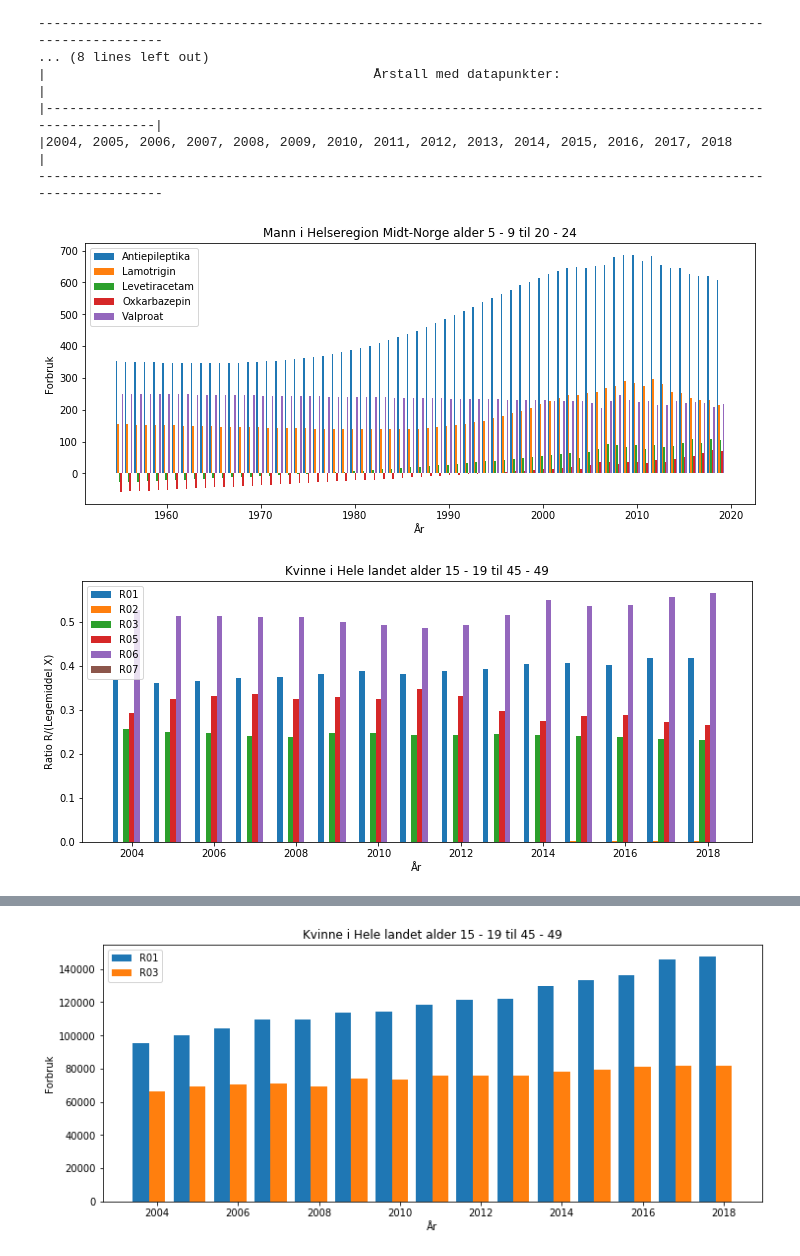
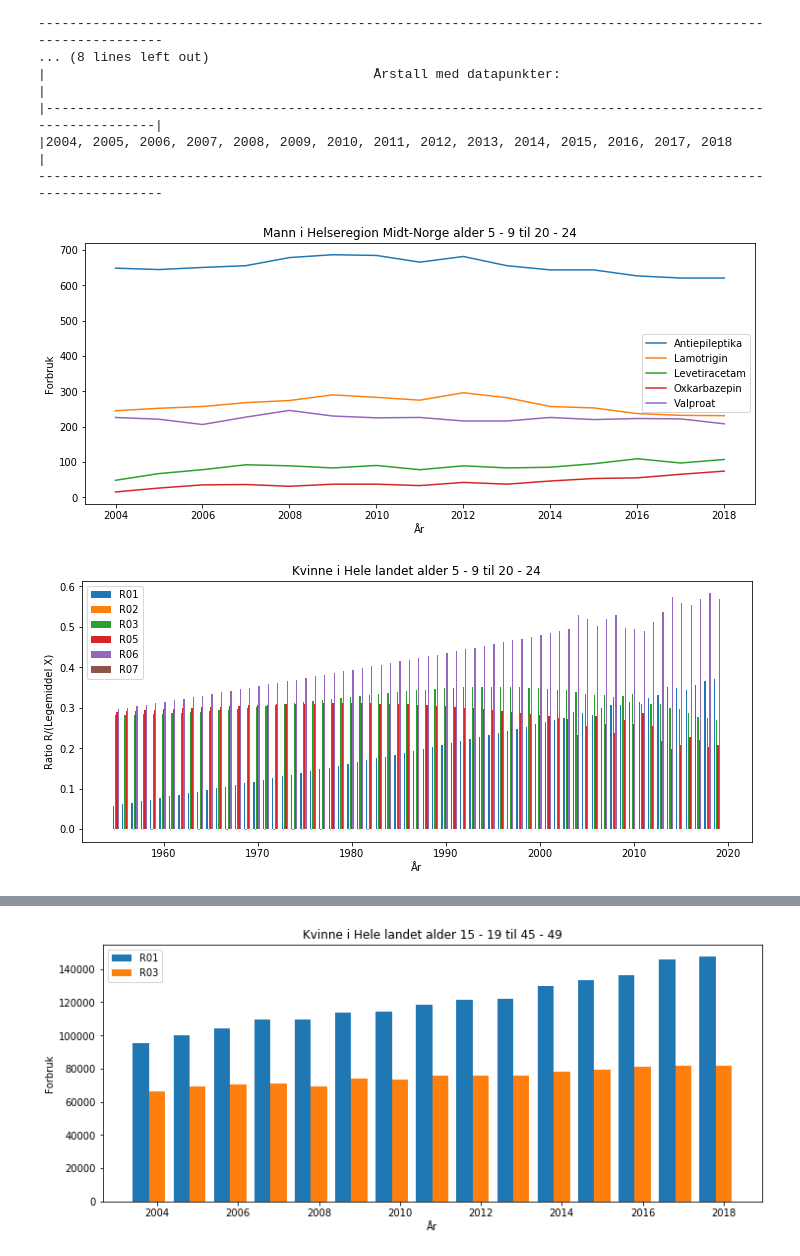
Before and after one commit to JonOttesen/summer_project, a Jupyter notebook: Untitled.ipynb, the cells around one changed output, grey strips where cells are left out. Saved outputs shown, nothing was run; the diff lists cells and outputs as text; code cells hidden in the pictures.

```diff
--- a/Untitled.ipynb
+++ b/Untitled.ipynb
@@ -26,13 +26,13 @@ respir.tabell()
 |2004, 2005, 2006, 2007, 2008, 2009, 2010, 2011, 2012, 2013, 2014, 2015, 2016, 2017, 2018                   |
 -------------------------------------------------------------------------------------------------------------
 # %%
-antiep.medisinforbruk(gender = 'Mann', region = 'Helseregion Midt-Norge', age_start = 9, age_end= 20, period_start = 1955, period_end = 2019)
+antiep.medisinforbruk(gender = 'Mann', region = 'Helseregion Midt-Norge', age_start = 9, age_end= 20, period_start = 2004, period_end = 2018)  #Et eksempel der antallet brukere plottes.
 # %% [output]
-[figure, old version]
+[figure, new version]
 # %%
-respir.medisinforbruk(gender = 'Kvinne', region = 'Hele landet', age_start = 15, age_end= 49, period_start = 2004, period_end = 2018, ratio = True)
+respir.medisinforbruk(gender = 'Kvinne', region = 'Hele landet', age_start = 9, age_end= 20, period_start = 1955, period_end = 2019, ratio = True)  #Et eksempel med utregning av forholdet mellom legemiddeltypen/legemiddelet.
 # %% [output]
-[figure, old version]
+[figure, new version]
 # %%
 antiep.medisinforbruk_i(drug = 'Valproat', gender = 'Kvinne', region = 'Østfold', age_start = 25, age_end= 92, period_start = 2009, period_end = 2015, ratio = True)
 # %% [output]
```
Also changed, not shown: parts of 7 cells of this notebook, 7 other files.
